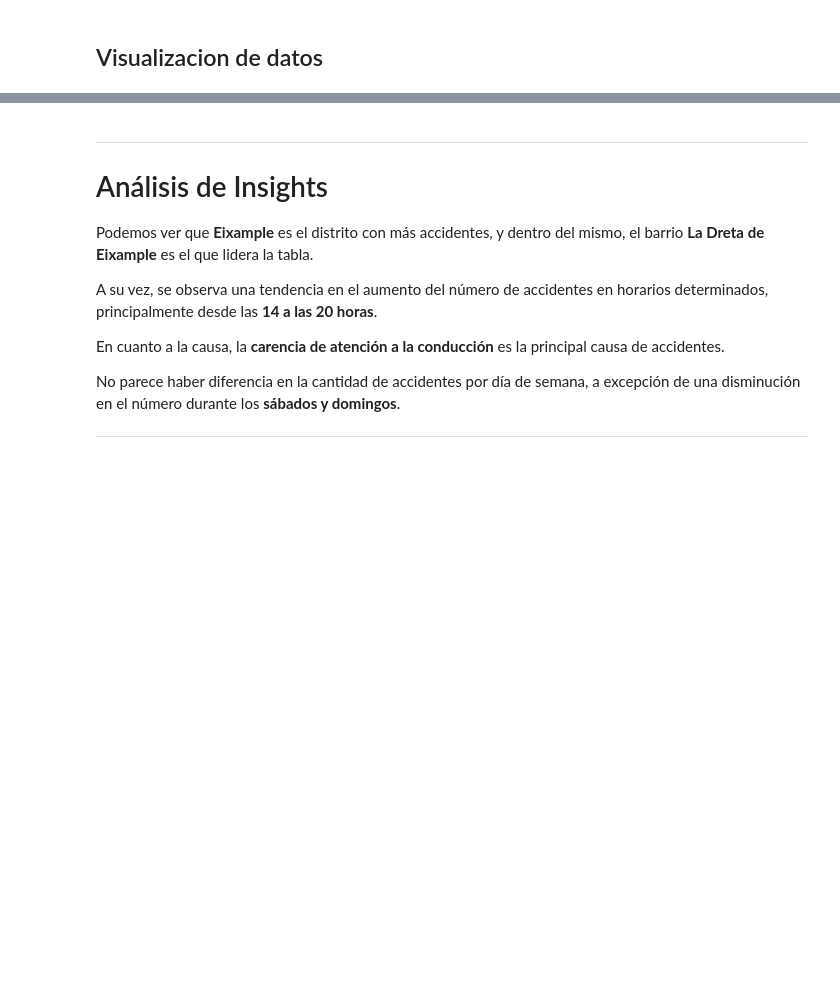
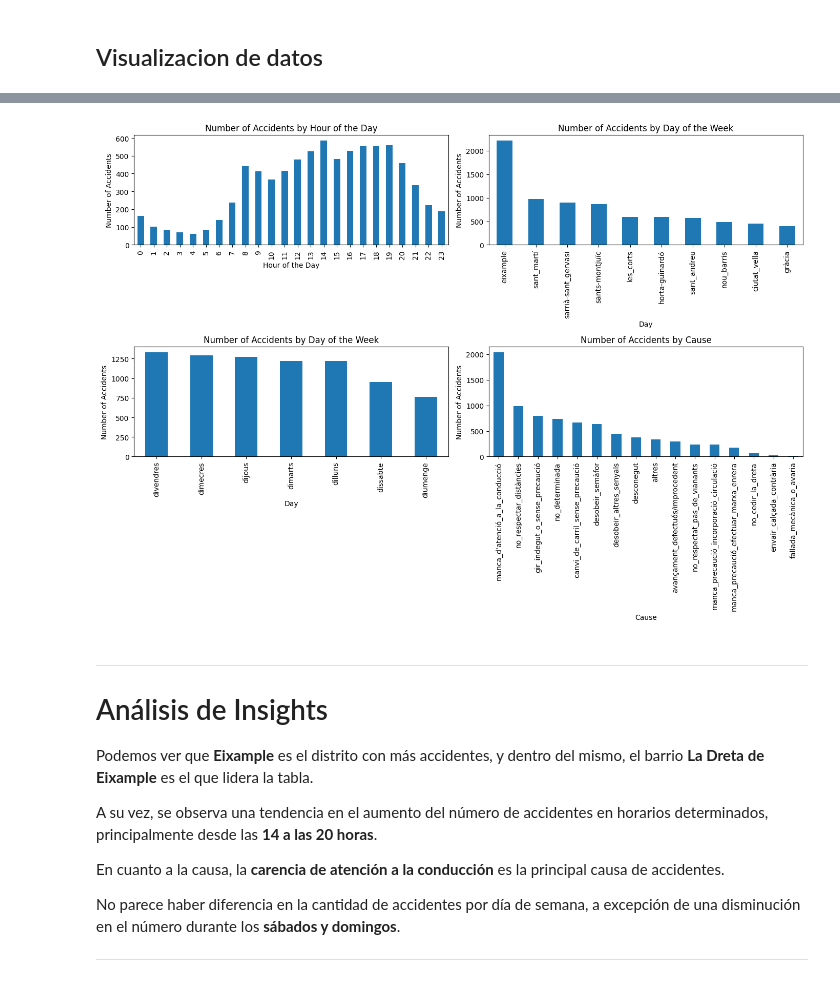
Before and after one commit to NayanAndaluz/Barcelona-Accidents-Analysis, a Jupyter notebook: EDA_and_modeling.ipynb, the cells around one changed output, grey strips where cells are left out. Cells and saved outputs as stored; diff of their text form; code cells hidden in the pictures; blank space fills up the shorter version.

```diff
--- a/EDA_and_modeling.ipynb
+++ b/EDA_and_modeling.ipynb
@@ -209,0 +77,9 @@ dtype: int64
+# %%
+# some accidents have the same 'Numero_expedient' but different 'Descripcio_causa_mediata',
+#  so I'm keeping the first one and dropping the rest
+
+duplicates = data.duplicated(subset=['numero_expedient'], keep=False)
+
+# Filter rows that are not duplicates or that do not have 'Altres' in 'Descripcio_causa_mediata'
+
+data = data.loc[~((data['descripcio_causa_mediata'] == 'altres') & duplicates)]
@@ -209,0 +88,7 @@ dtype: int64
+# %%
+# nom_districte has 104 rows that are 'desconegut'(unknown), I will drop them
+
+data=data[data['nom_districte']!='desconegut']
+
+count_desconegut = (data['nom_districte'] == 'desconegut').sum()
+print(count_desconegut)
@@ -210,2 +137,5 @@ dtype: int64
+# %%
+#codi_carrer unique values: 1073. nom_carrer: unique values: 1073
+data.drop('codi_carrer', axis=1, inplace=True)
 # %% [markdown]
 ## Visualizacion de datos
@@ -290,3 +142,39 @@ plt.show()
+# %%
+# Create a figure with four subplots (2 rows, 2 columns)
+fig, axes = plt.subplots(nrows=2, ncols=2, figsize=(14, 10))
+
+# Plot 1: Histogram of accidents by hour of the day
+data.groupby(["hora_dia"])['numero_expedient'].count().plot(kind="bar", ax=axes[0, 0])
+axes[0, 0].set_title('Number of Accidents by Hour of the Day')
+axes[0, 0].set_xlabel('Hour of the Day')
+axes[0, 0].set_ylabel('Number of Accidents')
+
+# Plot 2: Number of accidents by district
+data.groupby(["nom_districte"])['numero_expedient'].count().sort_values(ascending=False).plot(kind="bar", ax=axes[0, 1])
+axes[0, 1].set_title('Number of Accidents by Day of the Week')
+axes[0, 1].set_xlabel('Day')
+axes[0, 1].set_ylabel('Number of Accidents')
+
+
+# Plot 3: Number of accidents by day of the week
+data.groupby(["descripcio_dia_setmana"])['numero_expedient'].count().sort_values(ascending=False).plot(kind="bar", ax=axes[1, 0])
+axes[1, 0].set_title('Number of Accidents by Day of the Week')
+axes[1, 0].set_xlabel('Day')
+axes[1, 0].set_ylabel('Number of Accidents')
+
+# Plot 4: Number of accidents by cause
+data.groupby(["descripcio_causa_mediata"])['numero_expedient'].count().sort_values(ascending=False).plot(kind="bar", ax=axes[1, 1])
+axes[1, 1].set_title('Number of Accidents by Cause')
+axes[1, 1].set_xlabel('Cause')
+axes[1, 1].set_ylabel('Number of Accidents')
+
+# Adjust spacing between subplots
+plt.tight_layout()
+
+# Display all plots together
+plt.show()
+# %% [output]
+[figure, added]
 # %% [markdown]
 ---
 # Análisis de Insights
```
Also changed, not shown: parts of 25 cells of this notebook.
